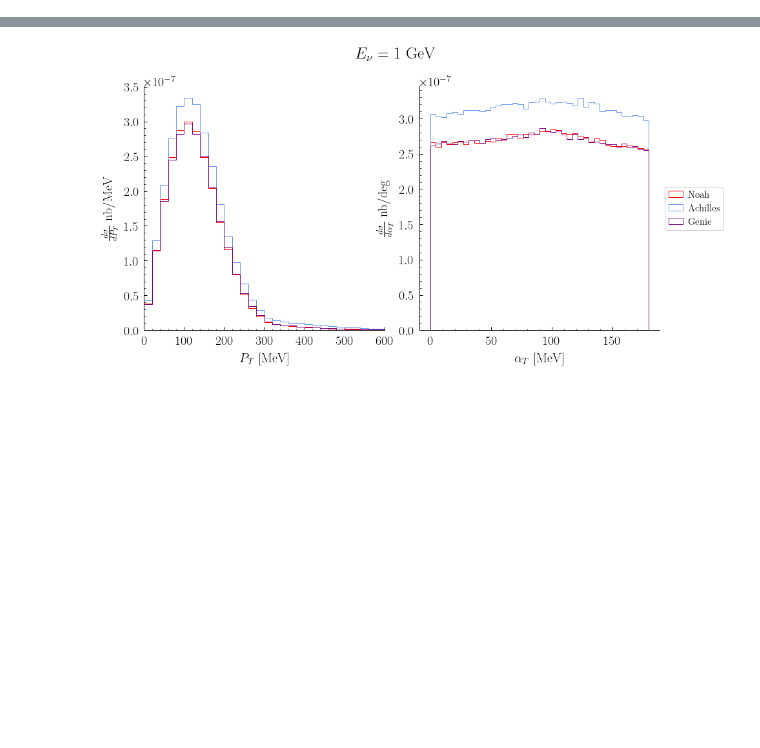
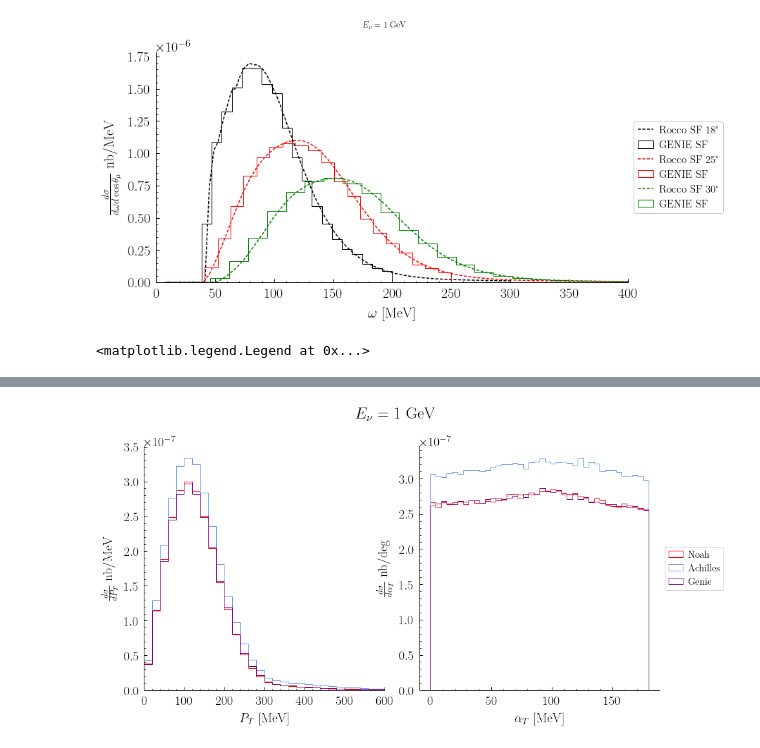
Before and after one commit to nastein/Lucino, a Jupyter notebook: CC/Event_Generator_Comp.ipynb, the cells around one changed output, grey strips where cells are left out. Drawn from its saved outputs; the diff is of its cells as text; code cells hidden in the pictures; blank space fills up the shorter version.

```diff
--- a/CC/Event_Generator_Comp.ipynb
+++ b/CC/Event_Generator_Comp.ipynb
@@ -211,3 +211,26 @@ genie_dsig,genie_weights = get_double_diff_xsec(genie_probe_p4, genie_lepton_p4,
+# %%
+fig,ax=plt.subplots(1,1,figsize=(12,6))
+colors=['Black','Red','Green']
+for i,angle in enumerate(angles):
+    ax.plot(pred[i]['w'], pred[i]['sig']*tm15fm2_to_nb, label='Rocco SF %d\u00B0' %angle, color=colors[i], linestyle='--')
+
+    ax.hist(genie_dsig[i], bins=numbins, range=(omegalows[i],omegahighs[i]),weights=np.ones_like(genie_dsig[i])*genie_weights[i],histtype='step',color=colors[i],label='GENIE SF')
+
+ax.set_xlim(0, 400)
+ax.set_xlabel(r'$\omega$ [MeV]')
+ax = fix_ax(ax)
+
+ax.set_ylabel(r'$\frac{d\sigma}{d\omega d\cos\theta_{\mu}}$ $\rm{nb}/\rm{MeV}$')
+
+ax.legend(loc='center left',bbox_to_anchor=(1.0,0.5), prop={'size': 15})
+
+fig.suptitle(r'$E_{\nu} = 1$ GeV')
+plt.show()
+
+ax.legend()
+# %% [output]
+[figure, added]
+<matplotlib.legend.Legend at 0x...>
 # %%
 fig,ax = plt.subplots(1,3,figsize=(12,6))
 for i,angle in enumerate(angles):
```
Also changed, not shown: parts of 5 cells of this notebook, 22 other files.
